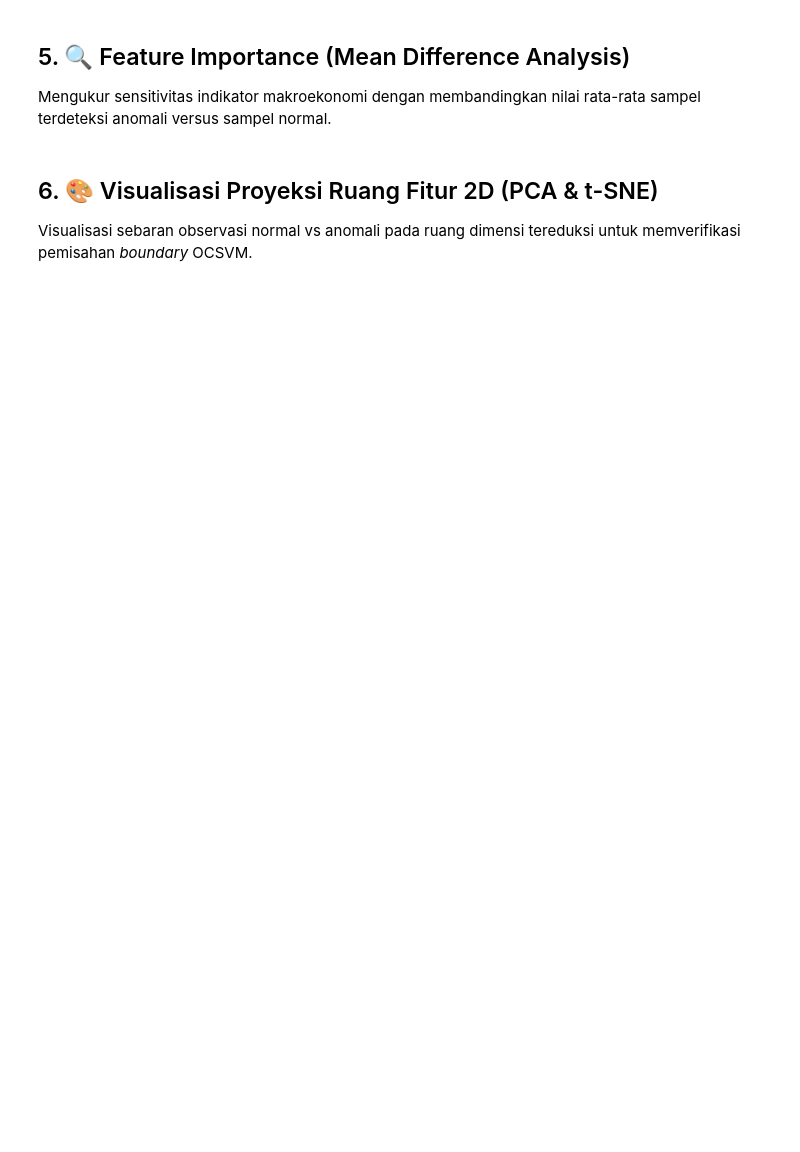
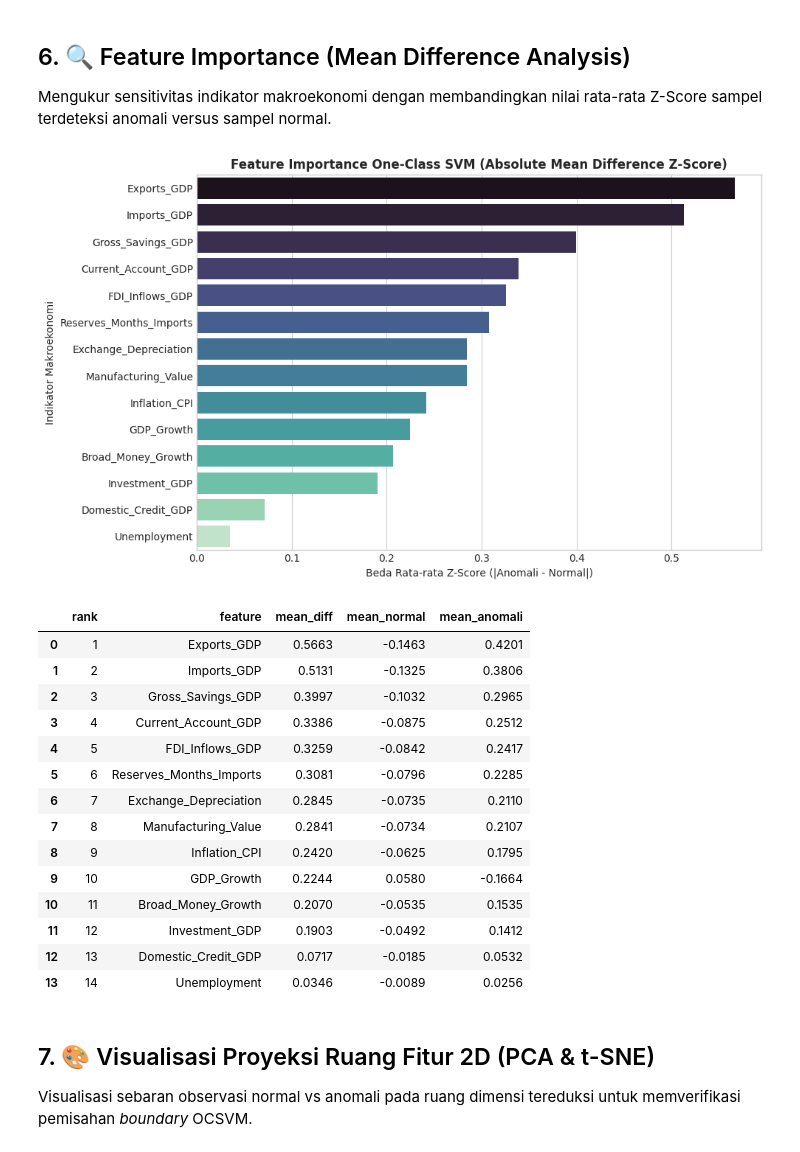
Before and after one commit to gitraya1400/ANALISIS-DETEKSI-ANOMALI-MAKROEKONOMI, a Jupyter notebook: Virna/ocsvm.ipynb, the cells around one changed output. Cells and saved outputs as stored; diff of their text form; code cells hidden in the pictures; blank space fills up the shorter version.

```diff
--- a/Virna/ocsvm.ipynb
+++ b/Virna/ocsvm.ipynb
@@ -111,11 +165,11 @@ Menggunakan kombinasi hyperparameter terbaik (`nu = 0.25`, `gamma = 0.001`) untu
 # %%
 best_nu = 0.25
-best_gamma = 0.001
+best_gamma = 0.5
 
 best_ocsvm = OneClassSVM(kernel='rbf', nu=best_nu, gamma=best_gamma)
-best_preds = best_ocsvm.fit_predict(X)
+best_preds = best_ocsvm.fit_predict(X_scaled)
 y_pred = (best_preds == -1).astype(int)
-best_scores = -best_ocsvm.decision_function(X).ravel()
+best_scores = -best_ocsvm.decision_function(X_scaled).ravel()
 
 precision = precision_score(y_true, y_pred, zero_division=0)
 recall = recall_score(y_true, y_pred, zero_division=0)
@@ -228,37 +308,54 @@ plt.show()
 # %% [markdown]
-## 5. 🔍 Feature Importance (Mean Difference Analysis)
+## 6. 🔍 Feature Importance (Mean Difference Analysis)
 
-Mengukur sensitivitas indikator makroekonomi dengan membandingkan nilai rata-rata sampel terdeteksi anomali versus sampel normal.
+Mengukur sensitivitas indikator makroekonomi dengan membandingkan nilai rata-rata Z-Score sampel terdeteksi anomali versus sampel normal.
 # %%
-df_fi = df[FEATURE_COLS].copy()
+df_fi = pd.DataFrame(X_scaled, columns=feature_cols)
 df_fi['anomaly'] = y_pred
-normal_mean = df_fi[df_fi['anomaly'] == 0][FEATURE_COLS].mean()
-anomaly_mean = df_fi[df_fi['anomaly'] == 1][FEATURE_COLS].mean()
+normal_mean = df_fi[df_fi['anomaly'] == 0][feature_cols].mean()
+anomaly_mean = df_fi[df_fi['anomaly'] == 1][feature_cols].mean()
 mean_diff = (anomaly_mean - normal_mean).abs().sort_values(ascending=False)
 
 fi_list = []
 for rank, (feat, diff) in enumerate(mean_diff.items(), 1):
     fi_list.append({
         'rank': rank, 'feature': feat,
         'mean_diff': round(diff, 4),
         'mean_normal': round(normal_mean[feat], 4),
         'mean_anomali': round(anomaly_mean[feat], 4)
     })
 
 df_fi_res = pd.DataFrame(fi_list)
 df_fi_res.to_csv('feature_importance_ocsvm.csv', index=False)
 
 plt.figure(figsize=(10, 6))
 sns.barplot(data=df_fi_res, x='mean_diff', y='feature', palette='mako')
-plt.title('Feature Importance One-Class SVM (Absolute Mean Difference)', fontsize=12, fontweight='bold')
+plt.title('Feature Importance One-Class SVM (Absolute Mean Difference Z-Score)', fontsize=12, fontweight='bold')
 plt.xlabel('Beda Rata-rata Z-Score (|Anomali - Normal|)')
 plt.ylabel('Indikator Makroekonomi')
 plt.tight_layout()
 plt.show()
 
 df_fi_res
+# %% [output]
+[figure, added]
+|  | rank | feature | mean_diff | mean_normal | mean_anomali |
+| 0 | 1 | Exports_GDP | 0.5663 | -0.1463 | 0.4201 |
+| 1 | 2 | Imports_GDP | 0.5131 | -0.1325 | 0.3806 |
+| 2 | 3 | Gross_Savings_GDP | 0.3997 | -0.1032 | 0.2965 |
+| 3 | 4 | Current_Account_GDP | 0.3386 | -0.0875 | 0.2512 |
+| 4 | 5 | FDI_Inflows_GDP | 0.3259 | -0.0842 | 0.2417 |
+| 5 | 6 | Reserves_Months_Imports | 0.3081 | -0.0796 | 0.2285 |
+| 6 | 7 | Exchange_Depreciation | 0.2845 | -0.0735 | 0.2110 |
+| 7 | 8 | Manufacturing_Value | 0.2841 | -0.0734 | 0.2107 |
+| 8 | 9 | Inflation_CPI | 0.2420 | -0.0625 | 0.1795 |
+| 9 | 10 | GDP_Growth | 0.2244 | 0.0580 | -0.1664 |
+| 10 | 11 | Broad_Money_Growth | 0.2070 | -0.0535 | 0.1535 |
+| 11 | 12 | Investment_GDP | 0.1903 | -0.0492 | 0.1412 |
+| 12 | 13 | Domestic_Credit_GDP | 0.0717 | -0.0185 | 0.0532 |
+| 13 | 14 | Unemployment | 0.0346 | -0.0089 | 0.0256 |
 # %% [markdown]
-## 6. 🎨 Visualisasi Proyeksi Ruang Fitur 2D (PCA & t-SNE)
+## 7. 🎨 Visualisasi Proyeksi Ruang Fitur 2D (PCA & t-SNE)
 
 Visualisasi sebaran observasi normal vs anomali pada ruang dimensi tereduksi untuk memverifikasi pemisahan *boundary* OCSVM.
 # %%
```
Also changed, not shown: parts of 18 cells of this notebook, 14 other files.
